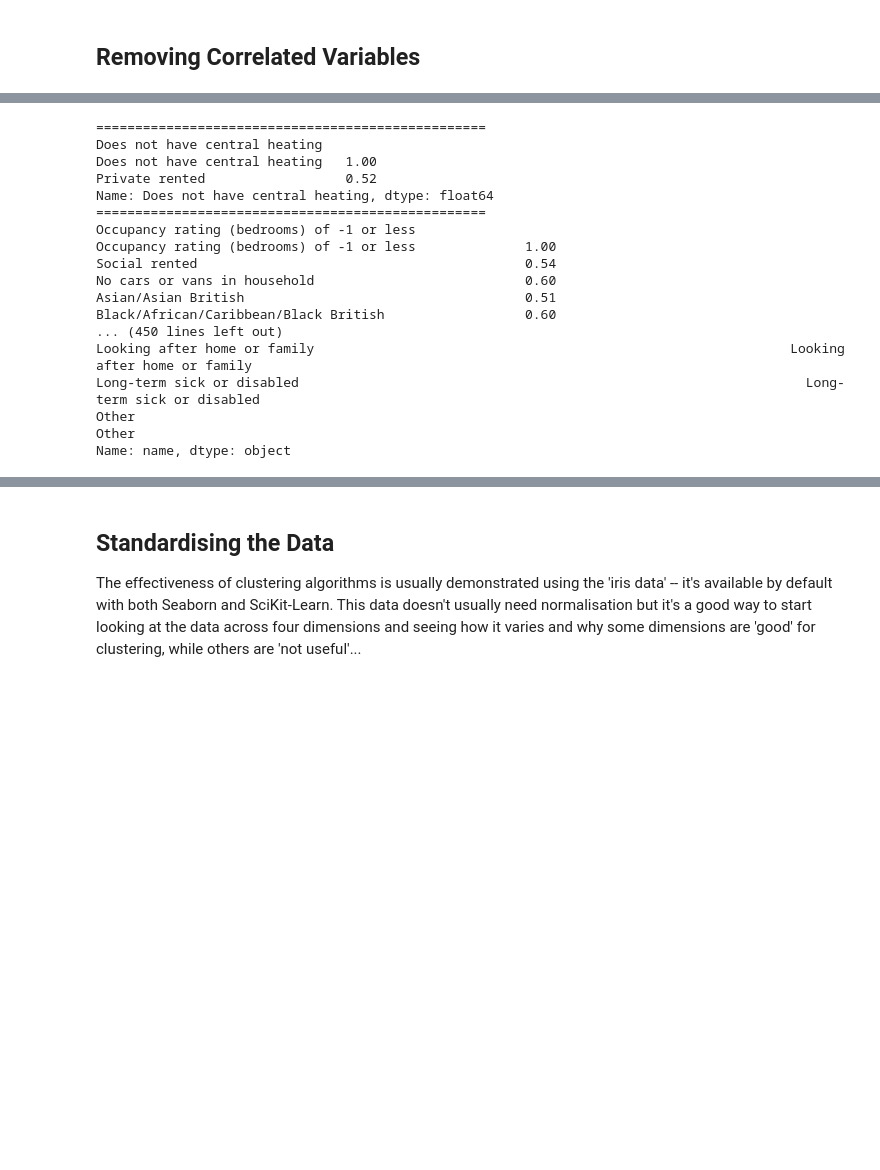
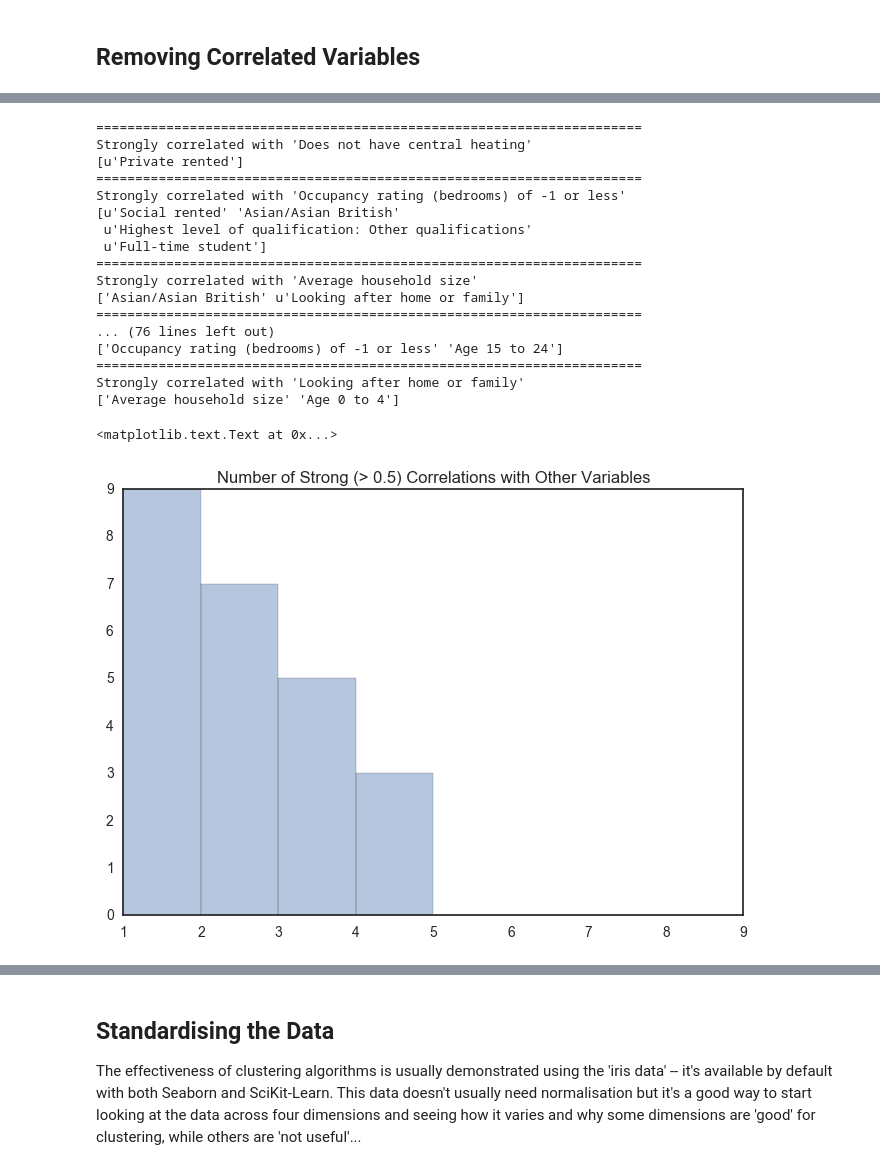
Before and after one commit to kingsgeocomp/applied_gsa, a Jupyter notebook: Week 3-Clustering & Geodemographics.ipynb, the cells around one changed output, grey strips where cells are left out. Cells and saved outputs as stored; diff of their text form; code cells hidden in the pictures; blank space fills up the shorter version.

```diff
--- a/Week 3-Clustering & Geodemographics.ipynb
+++ b/Week 3-Clustering & Geodemographics.ipynb
@@ -659,32 +678,46 @@ lsoac.corr()
 # %%
 from math import fabs
+import numpy as np
 
-corrt = 0.50
+corrs    = 0.50
+corrh    = 0.70
+maxcorrs = 3
 
 corrm = lsoac.corr()
 corrm['name'] = corrm.index
 
+num_corrs = []
+hi_corrs  = []
+
 for c in corrm.columns:
-    print("=" * 50)
-    print(c)
-    print(corrm.loc[corrm[c] > corrt, c])
-    #if (corrm[c] > corrt).any() or (corrm[c] < -corrt).any():
-    #    print("\tCorrelation greater than 0.5")
+    if c != 'name':
+        hits = corrm.loc[(corrm[c] >= corrs) & (corrm[c] < 1.0), c]
+        print("=" * 70)
+        print("Strongly correlated with '" + c + "'")
+        if hits.size > 0:
+            print(hits.index.values)
+            num_corrs.append(hits.size)
+            hi_corrs.append(hits[ hits > corrh ].size)
 # %% [output]
-==================================================
-Does not have central heating
-Does not have central heating   1.00
-Private rented                  0.52
-Name: Does not have central heating, dtype: float64
-==================================================
-Occupancy rating (bedrooms) of -1 or less
-Occupancy rating (bedrooms) of -1 or less              1.00
-Social rented                                          0.54
-No cars or vans in household                           0.60
-Asian/Asian British                                    0.51
-Black/African/Caribbean/Black British                  0.60
-... (450 lines left out)
-Looking after home or family                                                             Looking after home or family
-Long-term sick or disabled                                                                 Long-term sick or disabled
-Other                                                                                                           Other
-Name: name, dtype: object
+======================================================================
+Strongly correlated with 'Does not have central heating'
+[u'Private rented']
+======================================================================
+Strongly correlated with 'Occupancy rating (bedrooms) of -1 or less'
+[u'Social rented' 'Asian/Asian British'
+ u'Highest level of qualification: Other qualifications'
+ u'Full-time student']
+======================================================================
+Strongly correlated with 'Average household size'
+['Asian/Asian British' u'Looking after home or family']
+======================================================================
+... (76 lines left out)
+['Occupancy rating (bedrooms) of -1 or less' 'Age 15 to 24']
+======================================================================
+Strongly correlated with 'Looking after home or family'
+['Average household size' 'Age 0 to 4']
+# %%
+sns.distplot(num_corrs, bins=range(1,10), kde=False).set_title("Number of Strong (> " + str(corrs) + ") Correlations with Other Variables")
+# %% [output]
+<matplotlib.text.Text at 0x...>
+[figure, added]
```
Also changed, not shown: parts of 52 cells of this notebook.
